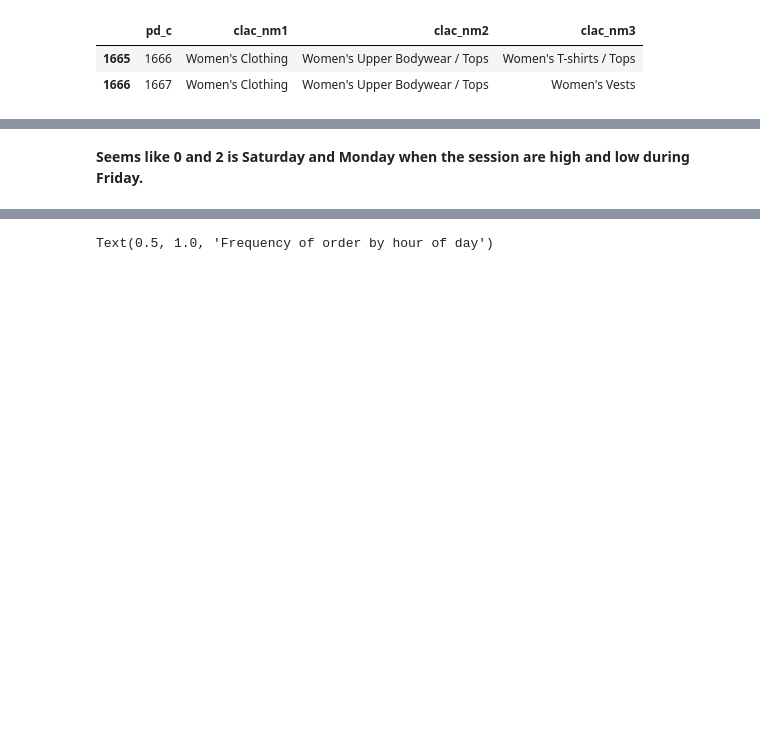
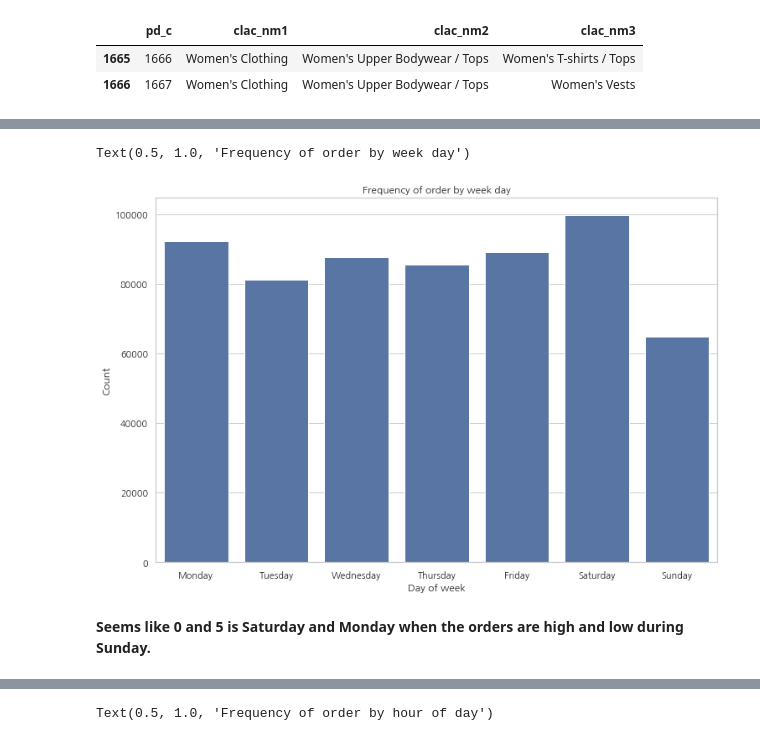
Before and after one commit to hojisu/recommendation-project, a Jupyter notebook: EDA-dayofweek-hour.ipynb, the cells around one changed output, grey strips where cells are left out. Saved outputs shown, nothing was run; the diff lists cells and outputs as text; code cells hidden in the pictures; blank space fills up the shorter version.

```diff
--- a/EDA-dayofweek-hour.ipynb
+++ b/EDA-dayofweek-hour.ipynb
@@ -56,2 +59,11 @@ Text(0.5, 1.0, 'Frequency of session by week day')
+# %%
+plt.figure(figsize=(12,8))
+sns.countplot(x="de_dt_dow_name", order=['Monday','Tuesday','Wednesday','Thursday','Friday','Saturday', 'Sunday'], data=df_transaction, color=color[0])
+plt.ylabel('Count', fontsize=12)
+plt.xlabel('Day of week', fontsize=12)
+plt.title('Frequency of order by week day')
+# %% [output]
+Text(0.5, 1.0, 'Frequency of order by week day')
+[figure, added]
 # %% [markdown]
-**Seems like 0 and 2 is Saturday and Monday when the session are high and low during Friday.**
+**Seems like 0 and 5 is Saturday and Monday when the orders are high and low during Sunday.**
```
Also changed, not shown: parts of 19 cells of this notebook, 1 other file.
